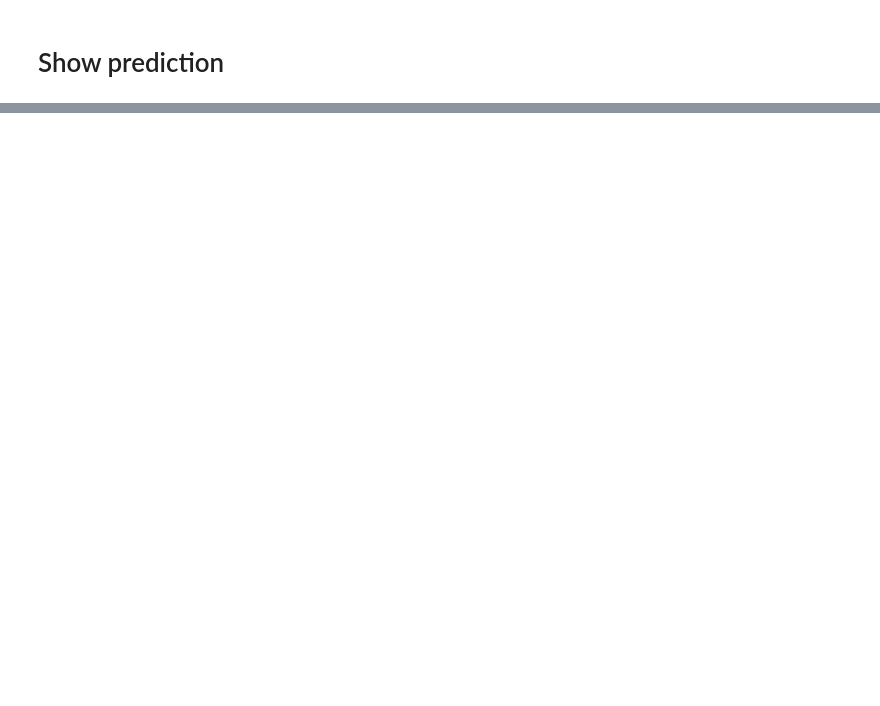
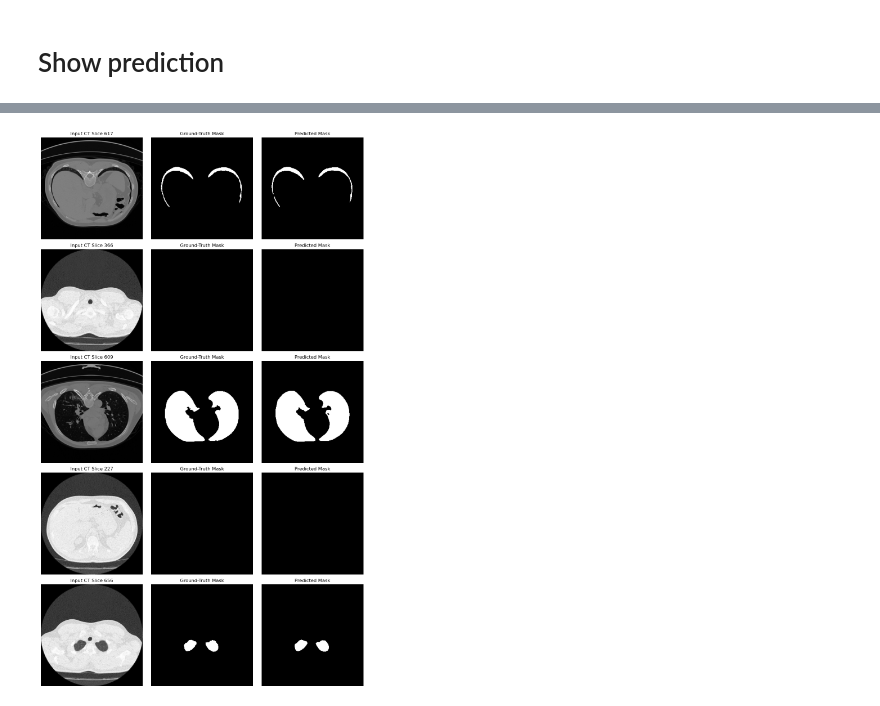
Before and after one commit to WilliamMohlahlane/Lung-Segmentation-Using-Machine-Learning-And-Active-Learning, a Jupyter notebook: Model.ipynb, the cells around one changed output, grey strips where cells are left out. Saved outputs shown, nothing was run; the diff lists cells and outputs as text; code cells hidden in the pictures; blank space fills up the shorter version.

Commit message:
Tested the model

```diff
--- a/Model.ipynb
+++ b/Model.ipynb
@@ -397,0 +406,17 @@ visualize_multiple_predictions(6)
+# %%
+# Load the best saved U-Net model
+best_model = tf.keras.models.load_model(
+    "best_lung_segmentation_model.keras",
+    custom_objects={
+        "combined_loss": combined_loss,
+        "dice_loss": dice_loss,
+        "dice_coefficient": dice_coefficient
+    }
+)
+
+# Evaluate the best model on the testing set
+test_loss, test_accuracy, test_dice = best_model.evaluate(X_test, y_test, batch_size=BATCH_SIZE)
+
+print("Test Loss:", test_loss)
+print("Test Accuracy:", test_accuracy)
+print("Test Dice Coefficient:", test_dice)
@@ -397,0 +428,52 @@ visualize_multiple_predictions(6)
+# %%
+import numpy as np
+import matplotlib.pyplot as plt
+
+# Number of test examples to display
+num_samples = 5
+
+# Choose random test images
+indices = np.random.choice(len(X_test), num_samples, replace=False)
+
+plt.figure(figsize=(12, num_samples * 4))
+
+for i, idx in enumerate(indices):
+    test_image = X_test[idx]
+    true_mask = y_test[idx]
+
+    # Add batch dimension
+    input_image = np.expand_dims(test_image, axis=0)
+
+    # Predict mask
+    pred_mask = best_model.predict(input_image, verbose=0)[0]
+
+    # Convert probability map to binary mask
+    pred_mask_binary = (pred_mask > 0.5).astype(np.uint8)
+
+    # Rotate images for CT-style viewing
+    test_image_view = np.rot90(test_image.squeeze())
+    true_mask_view = np.rot90(true_mask.squeeze())
+    pred_mask_view = np.rot90(pred_mask_binary.squeeze())
+
+    # Input CT slice
+    plt.subplot(num_samples, 3, i * 3 + 1)
+    plt.imshow(test_image_view, cmap="gray", origin="lower")
+    plt.title(f"Input CT Slice {idx}")
+    plt.axis("off")
+
+    # Ground-truth mask
+    plt.subplot(num_samples, 3, i * 3 + 2)
+    plt.imshow(true_mask_view, cmap="gray", origin="lower")
+    plt.title("Ground-Truth Mask")
+    plt.axis("off")
+
+    # Predicted mask
+    plt.subplot(num_samples, 3, i * 3 + 3)
+    plt.imshow(pred_mask_view, cmap="gray", origin="lower")
+    plt.title("Predicted Mask")
+    plt.axis("off")
+
+plt.tight_layout()
+plt.show()
+# %% [output]
+[figure, added]
```
Also changed, not shown: parts of 9 cells of this notebook.
